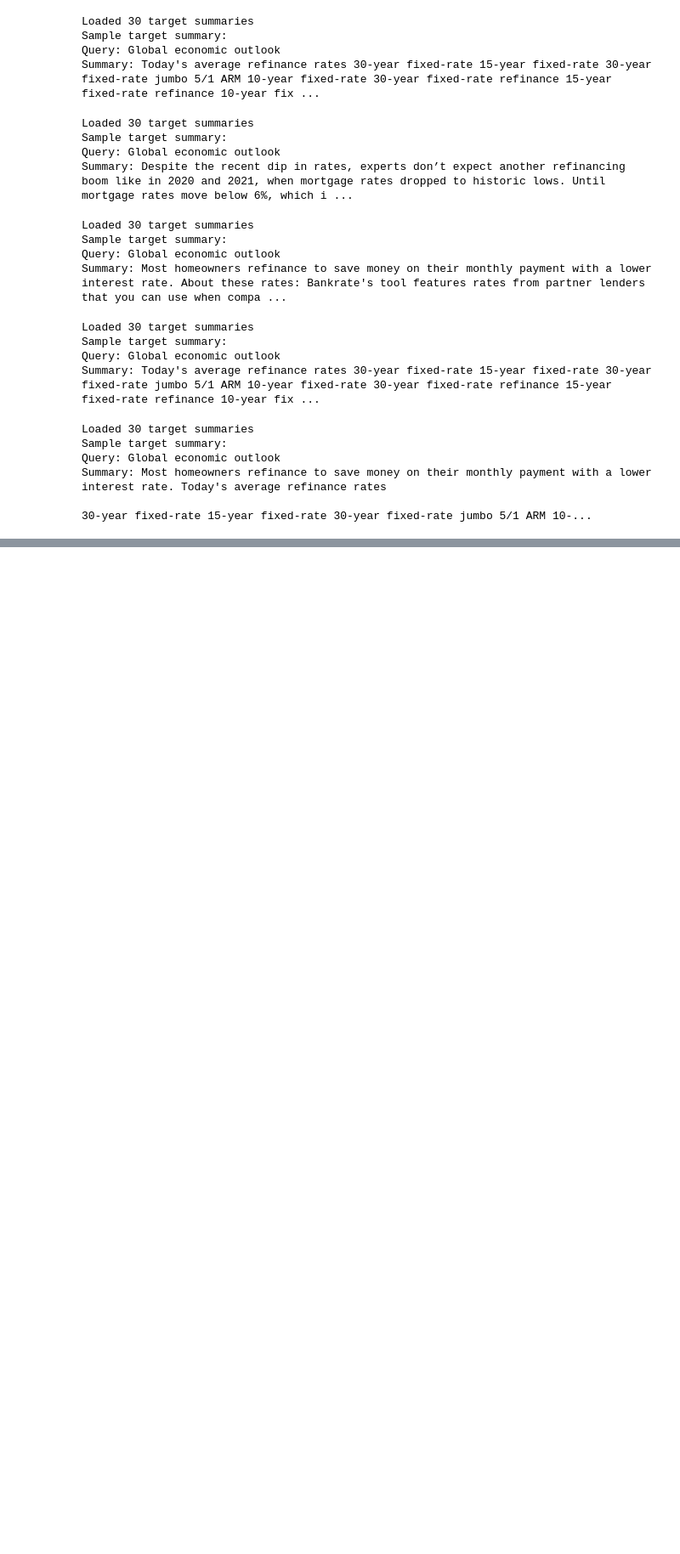
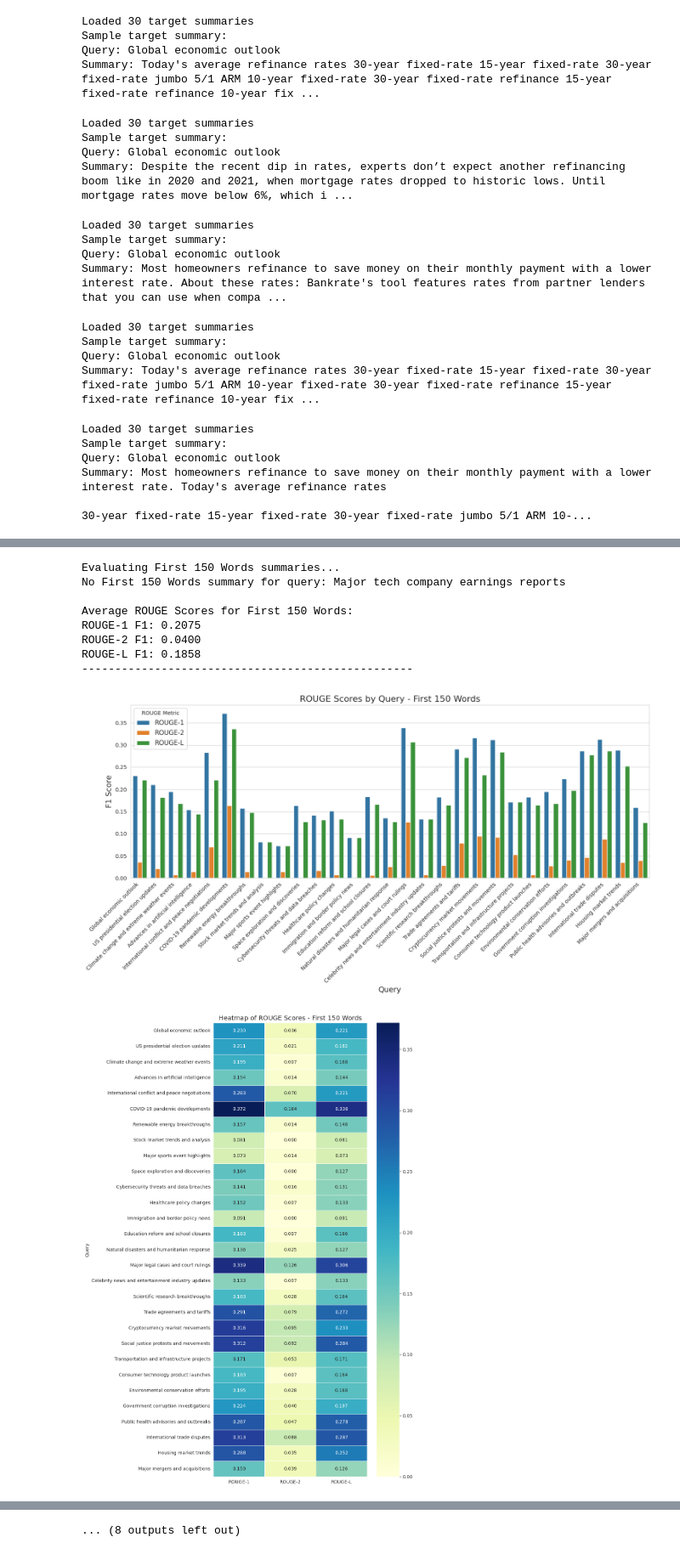
Before and after one commit to hspgit/IR-Project-Text-summarization, a Jupyter notebook: new_evaluate.ipynb, the cells around one changed output, grey strips where cells are left out. Shown at 85% size. Cells and saved outputs as stored; diff of their text form; code cells hidden in the pictures; blank space fills up the shorter version.

Commit message:
compare all using rouge

```diff
--- a/new_evaluate.ipynb
+++ b/new_evaluate.ipynb
@@ -375,41 +229,0 @@ Passing `palette` without assigning `hue` is deprecated and will be removed in v
-# %%
-# Text cleaning and summary generation
-import re
-from nltk.tokenize import word_tokenize
-
-def clean_text(text):
-    """Lowercase, remove HTML tags, URLs, punctuation, and extra whitespace."""
-    text = text.lower()
-    text = re.sub(r'<.*?>', ' ', text)  # Remove HTML tags
-    text = re.sub(r'http\S+|www\.\S+', ' ', text)  # Remove URLs
-    text = re.sub(r'[^\w\s]', '', text)  # Remove punctuation
-    text = re.sub(r'\s+', ' ', text)  # Remove extra whitespace
-    return text.strip()
-
-def extract_first_150_words(text):
-    """Extract the first 150 words from cleaned text."""
-    if not text or not isinstance(text, str) or not text.strip():
-        return ""
-    words = word_tokenize(text)
-    first_150 = ' '.join(words[:150])
-    return first_150
-
-# For each query, concatenate all valid article texts, clean, and summarize
-generated_summaries = {}
-for query, articles in article_texts.items():
-    texts = []
-    for article in articles:
-        if isinstance(article, dict) and 'text' in article and article['text']:
-            texts.append(article['text'])
-    if texts:
-        full_text = " ".join(texts)
-        cleaned_text = clean_text(full_text)
-        summary = extract_first_150_words(cleaned_text)
-        generated_summaries[query] = summary
-    else:
-        print(f"No valid text found for query: {query}")
-
-print(f"Generated {len(generated_summaries)} summaries")
-if generated_summaries:
-    example_query = list(generated_summaries.keys())[0]
-    print(f"Example generated summary for '{example_query}':\n{generated_summaries[example_query][:200]}...")
@@ -710,0 +559,14 @@ Query: Global economic outlook
+# %%
+# Run evaluation on all summarization methods
+all_results, all_average_scores = evaluate_all_methods()
+# %% [output]
+Evaluating First 150 Words summaries...
+No First 150 Words summary for query: Major tech company earnings reports
+
+Average ROUGE Scores for First 150 Words:
+ROUGE-1 F1: 0.2075
+ROUGE-2 F1: 0.0400
+ROUGE-L F1: 0.1858
+--------------------------------------------------
+[figure, added]
+[figure, added]
@@ -710,0 +600 @@ Query: Global economic outlook
+... (8 outputs left out)
```
Also changed, not shown: parts of 8 cells of this notebook.
